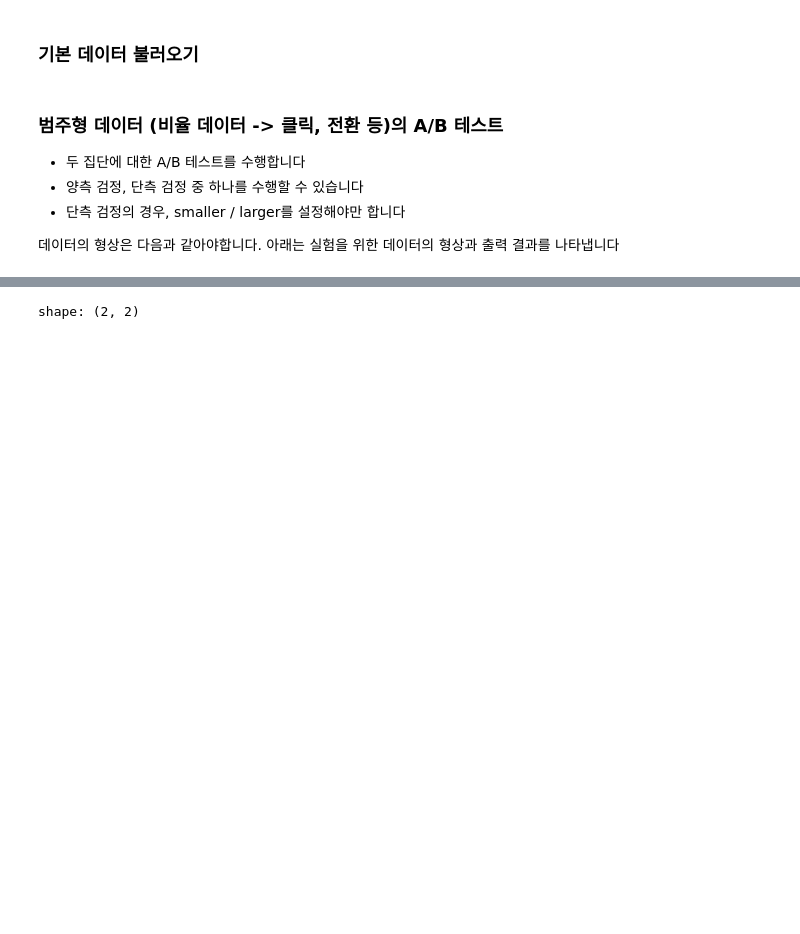
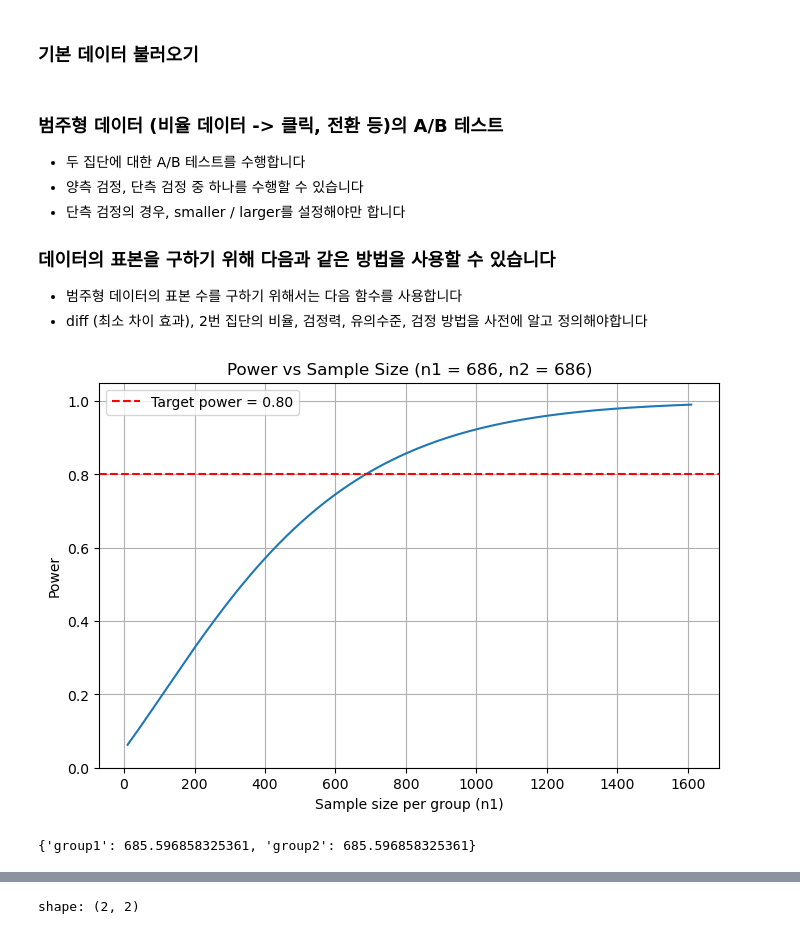
Before and after one commit to Sty1ish/DataAnalyticsTools, a Jupyter notebook: examples/ABTest-Example.ipynb, the cells around one changed output, grey strips where cells are left out. Drawn from its saved outputs; the diff is of its cells as text; code cells hidden in the pictures; blank space fills up the shorter version.

```diff
--- a/examples/ABTest-Example.ipynb
+++ b/examples/ABTest-Example.ipynb
@@ -45,4 +46,11 @@ DATA_PATH_GAMMA = './shared/ab_test_example_data/gamma_dataset.csv'
 - 양측 검정, 단측 검정 중 하나를 수행할 수 있습니다
 - 단측 검정의 경우, smaller / larger를 설정해야만 합니다
 
-데이터의 형상은 다음과 같아야합니다. 아래는 실험을 위한 데이터의 형상과 출력 결과를 나타냅니다
+### 데이터의 표본을 구하기 위해 다음과 같은 방법을 사용할 수 있습니다
+- 범주형 데이터의 표본 수를 구하기 위해서는 다음 함수를 사용합니다
+- diff (최소 차이 효과), 2번 집단의 비율, 검정력, 유의수준, 검정 방법을 사전에 알고 정의해야합니다
+# %%
+binary_sample_size_calc(diff=0.05, prop2=0.1, power=0.8, ratio=1, alpha=0.05, alternative='two-sided', plot_curve=True)
+# %% [output]
+[figure, added]
+{'group1': 685.596858325361, 'group2': 685.596858325361}
```
Also changed, not shown: parts of 5 cells of this notebook.
